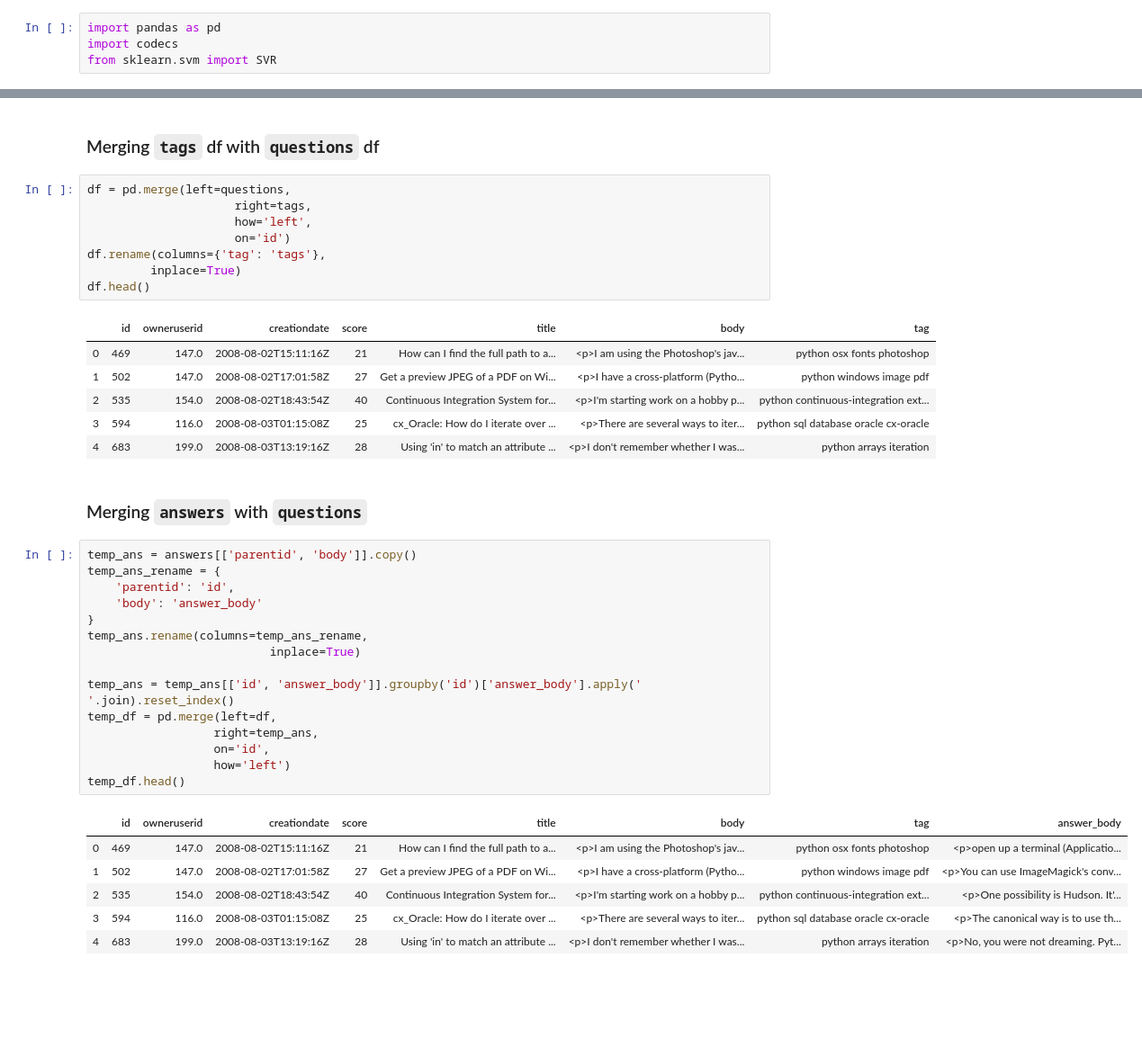
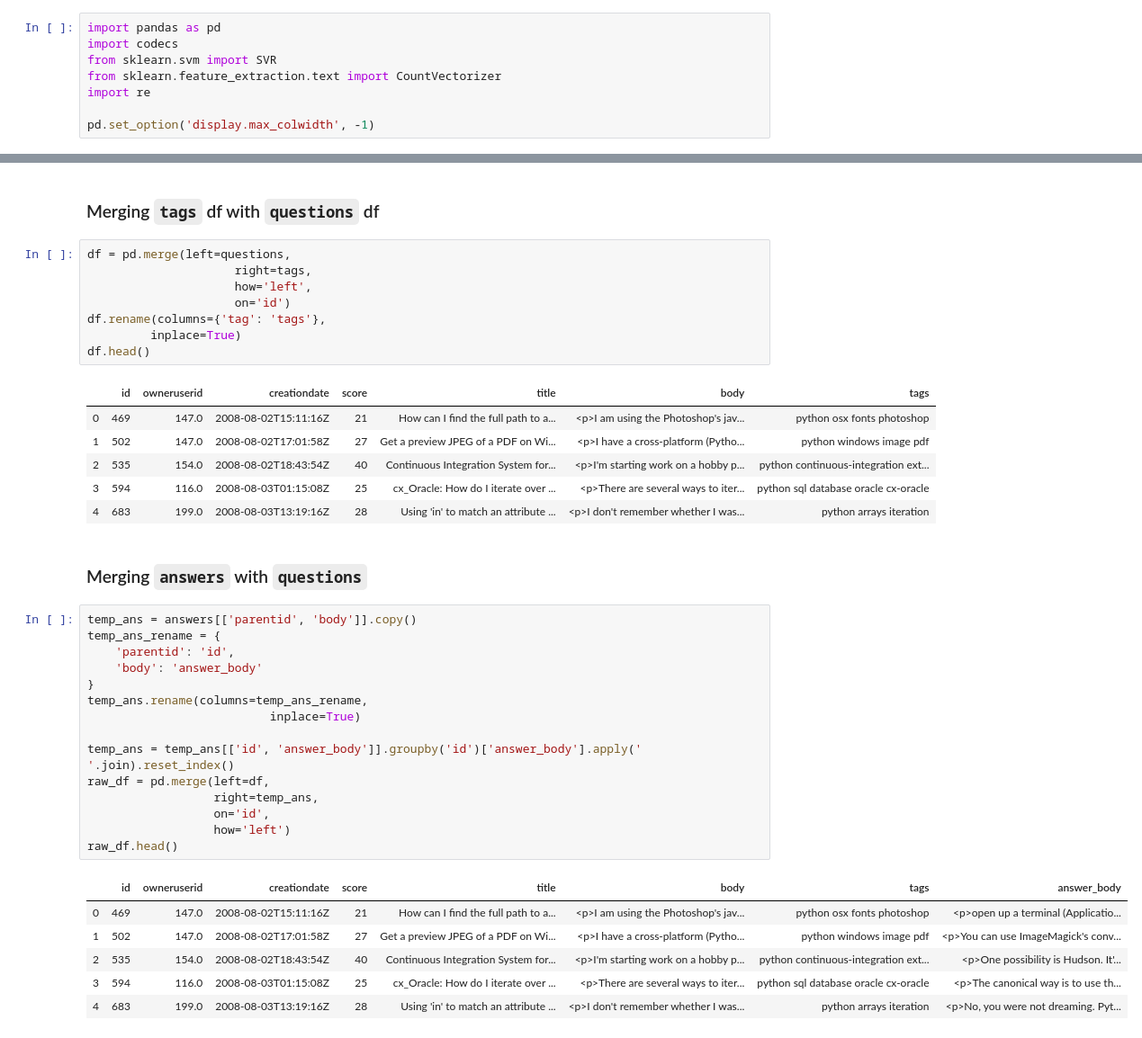
Before and after one commit to Rishi17996/stack_overflow_questions_analysis, a Jupyter notebook: Python_Questions_StackOverflow.ipynb, the cells around one changed output, grey strips where cells are left out. Shown: that part at 90% size. Cells and saved outputs as stored; diff of their text form; blank space fills up the shorter version.

```diff
--- a/Python_Questions_StackOverflow.ipynb
+++ b/Python_Questions_StackOverflow.ipynb
@@ -2,6 +2,10 @@
 import pandas as pd
 import codecs
 from sklearn.svm import SVR
+from sklearn.feature_extraction.text import CountVectorizer
+import re
+
+pd.set_option('display.max_colwidth', -1)
 # %%
 def re_encode(source_file,
             source_encoding,
@@ -116,7 +139,7 @@ df.rename(columns={'tag': 'tags'},
          inplace=True)
 df.head()
 # %% [output]
-|  | id | owneruserid | creationdate | score | title | body | tag |
+|  | id | owneruserid | creationdate | score | title | body | tags |
 | 0 | 469 | 147.0 | 2008-08-02T15:11:16Z | 21 | How can I find the full path to a... | <p>I am using the Photoshop's jav... | python osx fonts photoshop |
 | 1 | 502 | 147.0 | 2008-08-02T17:01:58Z | 27 | Get a preview JPEG of a PDF on Wi... | <p>I have a cross-platform (Pytho... | python windows image pdf |
 | 2 | 535 | 154.0 | 2008-08-02T18:43:54Z | 40 | Continuous Integration System for... | <p>I'm starting work on a hobby p... | python continuous-integration ext... |
@@ -127,20 +150,20 @@ df.head()
 # %%
 temp_ans = answers[['parentid', 'body']].copy()
 temp_ans_rename = {
     'parentid': 'id',
     'body': 'answer_body'
 }
 temp_ans.rename(columns=temp_ans_rename,
                           inplace=True)
 
 temp_ans = temp_ans[['id', 'answer_body']].groupby('id')['answer_body'].apply(' '.join).reset_index()
-temp_df = pd.merge(left=df,
+raw_df = pd.merge(left=df,
                   right=temp_ans,
                   on='id',
                   how='left')
-temp_df.head()
+raw_df.head()
 # %% [output]
-|  | id | owneruserid | creationdate | score | title | body | tag | answer_body |
+|  | id | owneruserid | creationdate | score | title | body | tags | answer_body |
 | 0 | 469 | 147.0 | 2008-08-02T15:11:16Z | 21 | How can I find the full path to a... | <p>I am using the Photoshop's jav... | python osx fonts photoshop | <p>open up a terminal (Applicatio... |
 | 1 | 502 | 147.0 | 2008-08-02T17:01:58Z | 27 | Get a preview JPEG of a PDF on Wi... | <p>I have a cross-platform (Pytho... | python windows image pdf | <p>You can use ImageMagick's conv... |
 | 2 | 535 | 154.0 | 2008-08-02T18:43:54Z | 40 | Continuous Integration System for... | <p>I'm starting work on a hobby p... | python continuous-integration ext... | <p>One possibility is Hudson. It'... |
```
Also changed, not shown: parts of 15 cells of this notebook.
